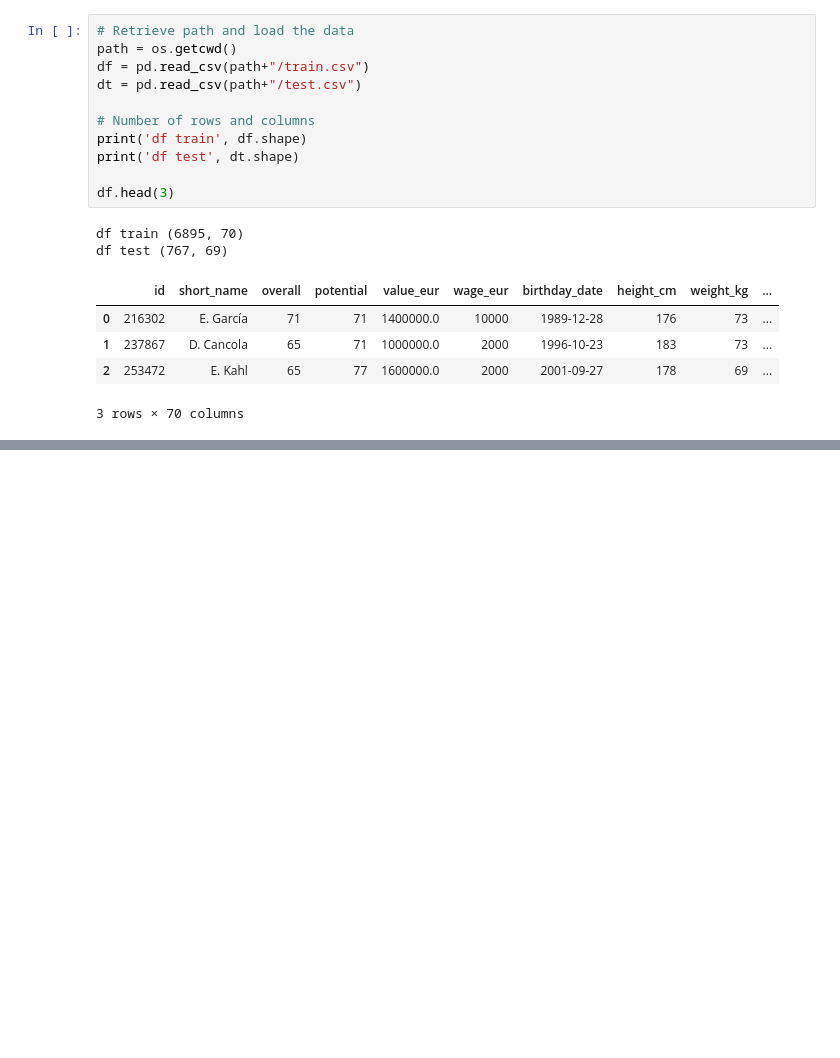
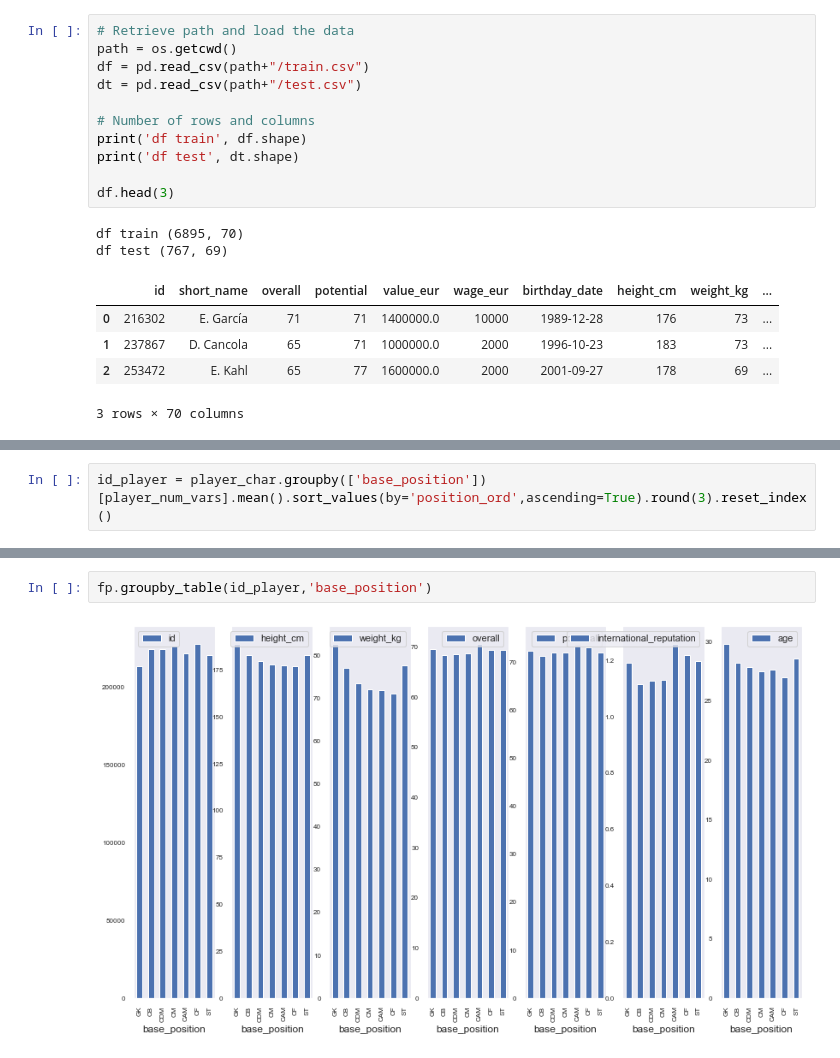
Before and after one commit to mgallon235/ml_football, a Jupyter notebook: mikel_draft_1.ipynb, the cells around one changed output, grey strips where cells are left out. Saved outputs shown, nothing was run; the diff lists cells and outputs as text; blank space fills up the shorter version.

```diff
--- a/mikel_draft_1.ipynb
+++ b/mikel_draft_1.ipynb
@@ -98,0 +227,2 @@ numeric_cols(df)
+# %%
+id_player = player_char.groupby(['base_position'])[player_num_vars].mean().sort_values(by='position_ord',ascending=True).round(3).reset_index()
@@ -98,0 +240,4 @@ numeric_cols(df)
+# %%
+fp.groupby_table(id_player,'base_position')
+# %% [output]
+[figure, added]
```
Also changed, not shown: parts of 46 cells of this notebook, 1 other file.
